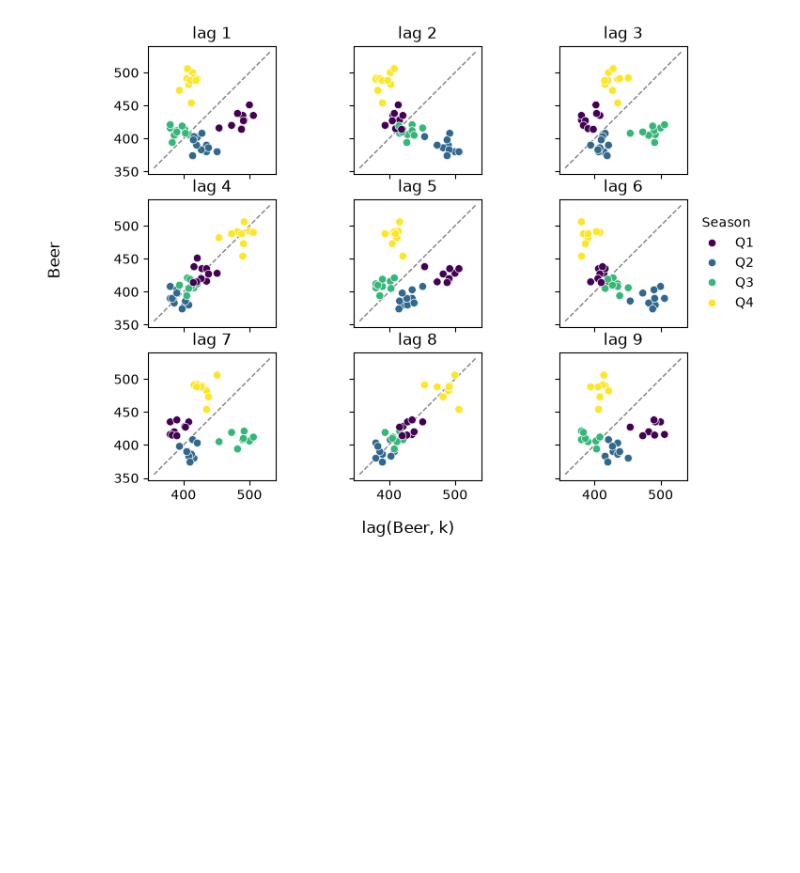
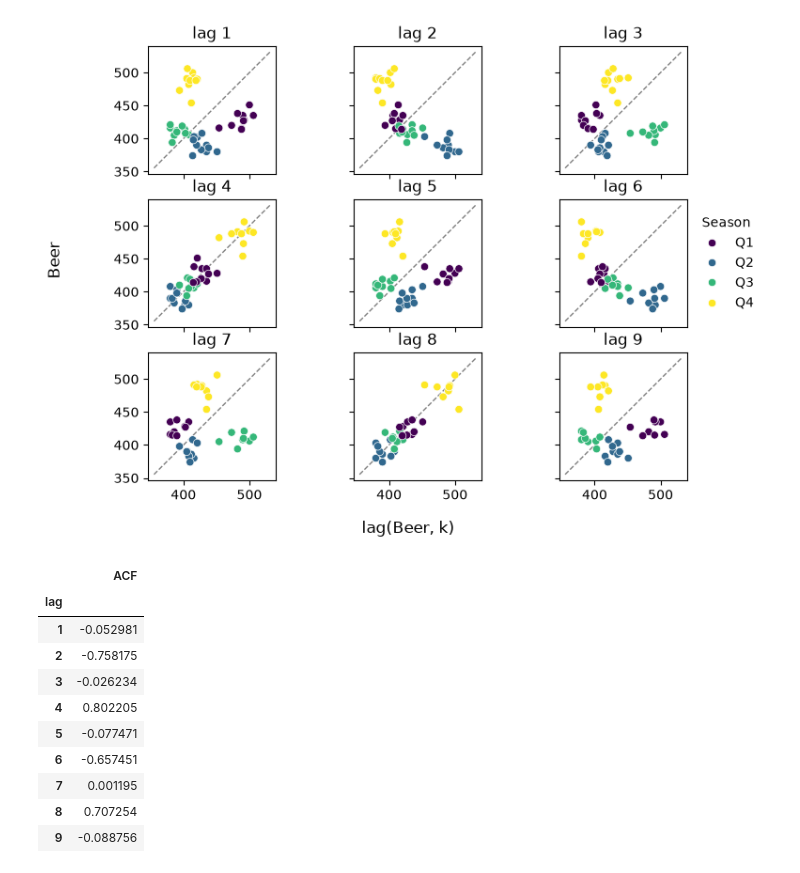
Before and after one commit to Minajamfum/forecasting, a Jupyter notebook: chapter2.ipynb, the cells around one changed output. Cells and saved outputs as stored; diff of their text form; code cells hidden in the pictures; blank space fills up the shorter version.

```diff
--- a/chapter2.ipynb
+++ b/chapter2.ipynb
@@ -606,3 +606,21 @@ fig.supylabel("Beer")
 fig.show()
 # %% [output]
 [figure]
+# %%
+import statsmodels.api as sm
+
+acf = sm.tsa.acf(beer["y"], nlags=9, fft=False, bartlett_confint=False)    # Fast Fourier Transform = fft
+acf_df = pd.Series(acf, name="ACF").to_frame().rename_axis("lag")
+acf_df[1:]
+# %% [output]
+|  | ACF |
+| lag |  |
+| 1 | -0.052981 |
+| 2 | -0.758175 |
+| 3 | -0.026234 |
+| 4 | 0.802205 |
+| 5 | -0.077471 |
+| 6 | -0.657451 |
+| 7 | 0.001195 |
+| 8 | 0.707254 |
+| 9 | -0.088756 |
```
Also changed, not shown: parts of 1 cell of this notebook.
